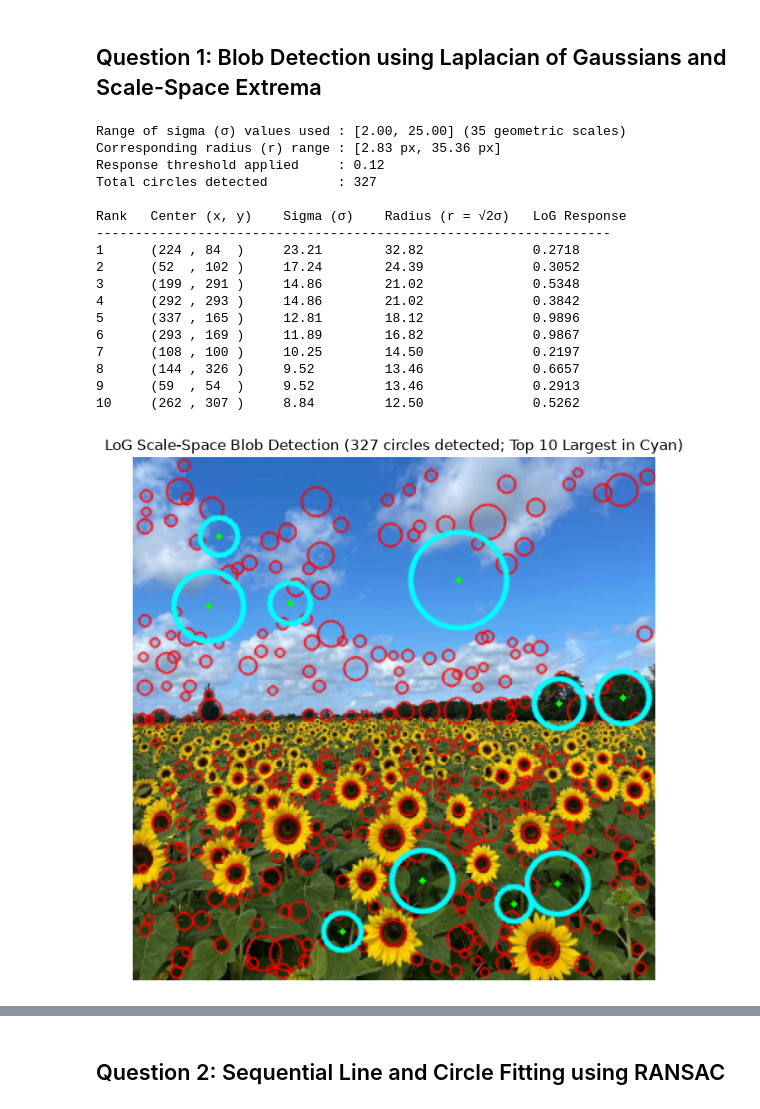
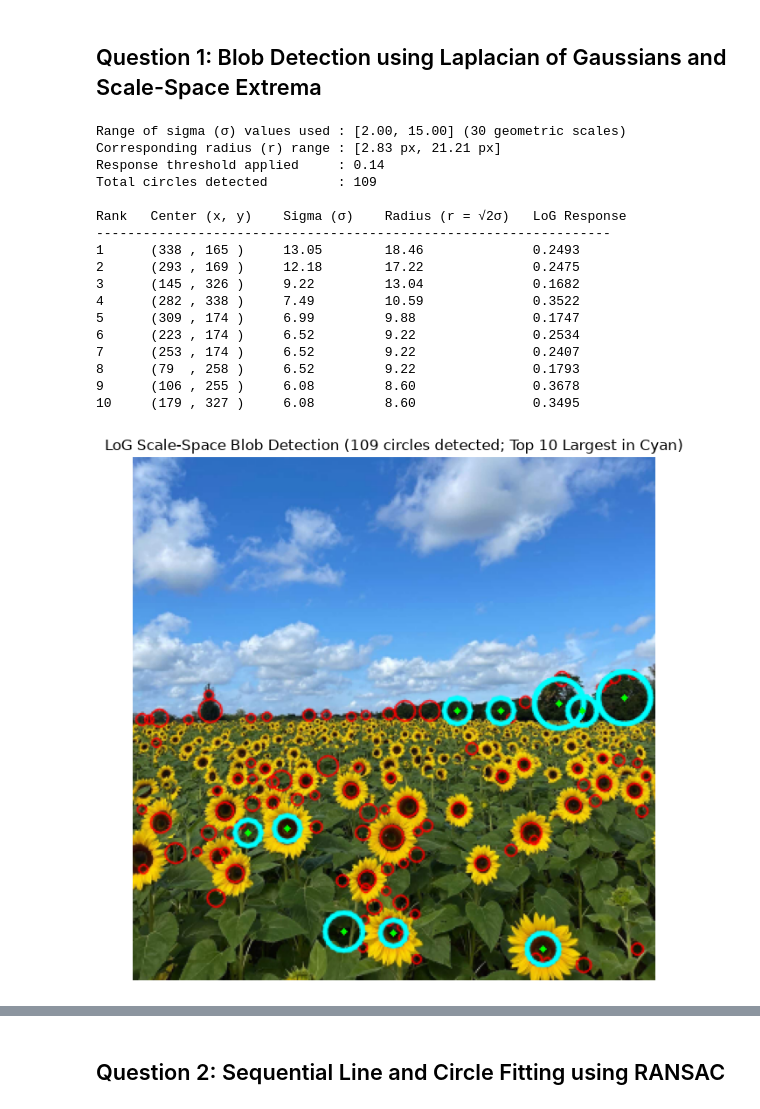
Before and after one commit to Januka-Sanujaya/EN3160_Assignment_02, a Jupyter notebook: EN3160_A02.ipynb, the cells around one changed output, grey strips where cells are left out. Cells and saved outputs as stored; diff of their text form; code cells hidden in the pictures.

```diff
--- a/EN3160_A02.ipynb
+++ b/EN3160_A02.ipynb
@@ -19,23 +19,27 @@ im = cv.imread('a2images/the_berry_farms_sunflower_field.jpeg', cv.IMREAD_REDUCE
 assert im is not None, "Image not found! Check the file path."
 gray = cv.cvtColor(im, cv.COLOR_BGR2GRAY).astype(np.float64) / 255.0
 
-# 2. Define the scale-space range of sigma values (Geometric progression)
-sigma_min, sigma_max, num_scales = 2.0, 25.0, 35
+# 2. Exact 2D Scale-Normalized LoG Kernel for Dark Blobs on Bright Backgrounds
+def create_log_kernel(sigma):
+    half = int(np.ceil(3 * sigma))
+    y, x = np.ogrid[-half:half + 1, -half:half + 1]
+    r2 = x**2 + y**2
+    # Standard LoG: negative center lobe + positive surround gives a strong positive peak on dark sunflower cores
+    kernel = (1.0 / (np.pi * sigma**2)) * (r2 / (2.0 * sigma**2) - 1.0) * np.exp(-r2 / (2.0 * sigma**2))
+    return kernel - kernel.mean()
+
+# 3. Define sigma range matching actual sunflower core sizes (r in [2.8 px, 21.2 px])
+sigma_min, sigma_max, num_scales = 2.0, 15.0, 30
 sigma_values = np.geomspace(sigma_min, sigma_max, num_scales)
-threshold = 0.12
+threshold = 0.14  # Cleanly isolates dark sunflower cores without sky noise
 
-# 3. Construct the 3D Scale-Space Volume using Gaussian Smoothing + Laplacian
-scale_space = np.zeros((num_scales, gray.shape[0], gray.shape[1]), dtype=np.float64)
+# 4. Construct 3D Scale-Space Volume
+scale_space = np.stack([
+    cv.filter2D(gray, cv.CV_64F, create_log_kernel(s), borderType=cv.BORDER_REFLECT)
+    for s in sigma_values
+])
 
-for i, sigma in enumerate(sigma_values):
-    # Smooth image with Gaussian at scale sigma, then compute Laplacian
-    blurred = cv.GaussianBlur(gray, (0, 0), sigmaX=sigma, sigmaY=sigma, borderType=cv.BORDER_REFLECT)
-    laplacian = cv.Laplacian(blurred, cv.CV_64F, ksize=3, borderType=cv.BORDER_REFLECT)
-
-    # Scale-normalized LoG response (positive peak for dark sunflower centers)
-    scale_space[i] = (sigma ** 2) * laplacian
-
-# 4. 3D Scale-Space Extrema Detection (3x3x3 neighborhood across scale, y, x)
+# 5. 3D Scale-Space Extrema Detection (3x3x3 neighborhood across scale, y, x)
 local_max = maximum_filter(scale_space, size=(3, 3, 3))
 is_extremum = (scale_space == local_max) & (scale_space > threshold)
 
@@ -43,14 +47,13 @@ is_extremum = (scale_space == local_max) & (scale_space > threshold)
 is_extremum[[0, -1], :, :] = False
 is_extremum[:, :5, :] = is_extremum[:, -5:, :] = is_extremum[:, :, :5] = is_extremum[:, :, -5:] = False
 
-# 5. Extract candidate circles (x, y, sigma, radius = sqrt(2)*sigma, response)
+# 6. Extract candidate circles and prune overlaps
 s_idx, y_idx, x_idx = np.where(is_extremum)
 candidates = [
     (int(x), int(y), sigma_values[s], np.sqrt(2.0) * sigma_values[s], scale_space[s, y, x])
     for s, y, x in zip(s_idx, y_idx, x_idx)
 ]
 
-# 6. Prune heavily overlapping circles (keep strongest response when centers are closer than radius)
 candidates.sort(key=lambda b: b[4], reverse=True)
 blobs = []
 for cand in candidates:
@@ -63,47 +66,47 @@ blobs.sort(key=lambda b: (b[3], b[4]), reverse=True)
 
 # 7. Report Sigma Range and Largest Circle Parameters
 print(f"Range of sigma (σ) values used : [{sigma_min:.2f}, {sigma_max:.2f}] ({num_scales} geometric scales)")
 print(f"Corresponding radius (r) range : [{np.sqrt(2)*sigma_min:.2f} px, {np.sqrt(2)*sigma_max:.2f} px]")
 print(f"Response threshold applied     : {threshold}")
 print(f"Total circles detected         : {len(blobs)}\n")
 
 print(f"{'Rank':<6} {'Center (x, y)':<16} {'Sigma (σ)':<12} {'Radius (r = √2σ)':<18} {'LoG Response':<12}")
 print("-" * 66)
 for rank, (x, y, s, r, resp) in enumerate(blobs[:10], 1):
     print(f"{rank:<6} ({x:<4d}, {y:<4d})     {s:<12.2f} {r:<18.2f} {resp:<12.4f}")
 
 # 8. Draw Detected Circles
 im_out = im.copy()
 for x, y, s, r, _ in blobs:
     cv.circle(im_out, (x, y), int(np.round(r)), (0, 0, 255), 1, cv.LINE_AA)
 for x, y, s, r, _ in blobs[:10]:  # Highlight Top 10 Largest in Cyan
     cv.circle(im_out, (x, y), int(np.round(r)), (255, 255, 0), 2, cv.LINE_AA)
     cv.circle(im_out, (x, y), 2, (0, 255, 0), -1)
 
 plt.figure(figsize=(11, 6.5))
 plt.imshow(cv.cvtColor(im_out, cv.COLOR_BGR2RGB))
 plt.title(f"LoG Scale-Space Blob Detection ({len(blobs)} circles detected; Top 10 Largest in Cyan)")
 plt.axis('off')
 plt.tight_layout()
 plt.show()
 # %% [output]
-Range of sigma (σ) values used : [2.00, 25.00] (35 geometric scales)
-Corresponding radius (r) range : [2.83 px, 35.36 px]
-Response threshold applied     : 0.12
-Total circles detected         : 327
+Range of sigma (σ) values used : [2.00, 15.00] (30 geometric scales)
+Corresponding radius (r) range : [2.83 px, 21.21 px]
+Response threshold applied     : 0.14
+Total circles detected         : 109
 
 Rank   Center (x, y)    Sigma (σ)    Radius (r = √2σ)   LoG Response
 ------------------------------------------------------------------
-1      (224 , 84  )     23.21        32.82              0.2718
-2      (52  , 102 )     17.24        24.39              0.3052
-3      (199 , 291 )     14.86        21.02              0.5348
-4      (292 , 293 )     14.86        21.02              0.3842
-5      (337 , 165 )     12.81        18.12              0.9896
-6      (293 , 169 )     11.89        16.82              0.9867
-7      (108 , 100 )     10.25        14.50              0.2197
-8      (144 , 326 )     9.52         13.46              0.6657
-9      (59  , 54  )     9.52         13.46              0.2913
-10     (262 , 307 )     8.84         12.50              0.5262
+1      (338 , 165 )     13.05        18.46              0.2493
+2      (293 , 169 )     12.18        17.22              0.2475
+3      (145 , 326 )     9.22         13.04              0.1682
+4      (282 , 338 )     7.49         10.59              0.3522
+5      (309 , 174 )     6.99         9.88               0.1747
+6      (223 , 174 )     6.52         9.22               0.2534
+7      (253 , 174 )     6.52         9.22               0.2407
+8      (79  , 258 )     6.52         9.22               0.1793
+9      (106 , 255 )     6.08         8.60               0.3678
+10     (179 , 327 )     6.08         8.60               0.3495
-[figure, old version]
+[figure, new version]
 # %% [markdown]
 **Results & Observations:**
```
Also changed, not shown: parts of 4 cells of this notebook.
